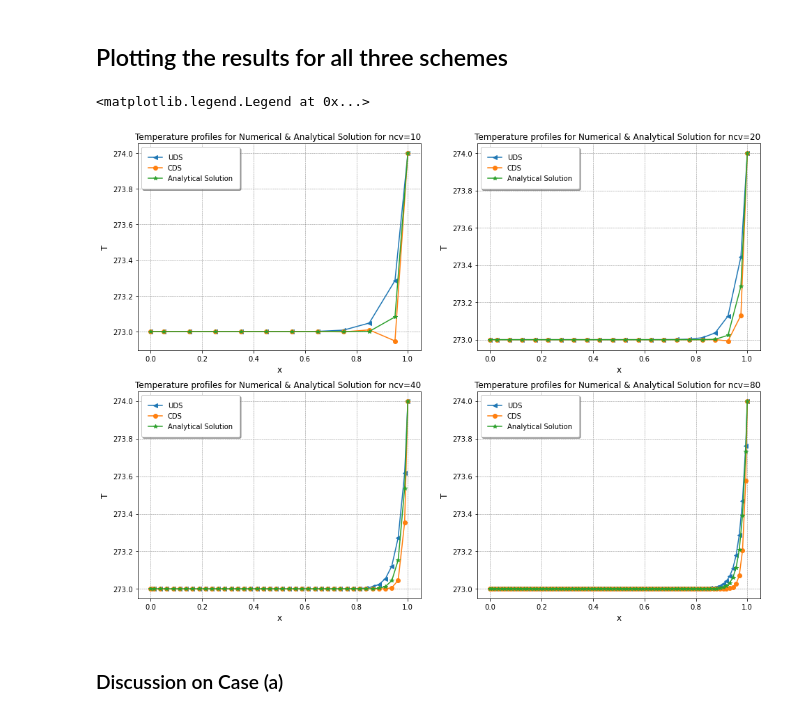
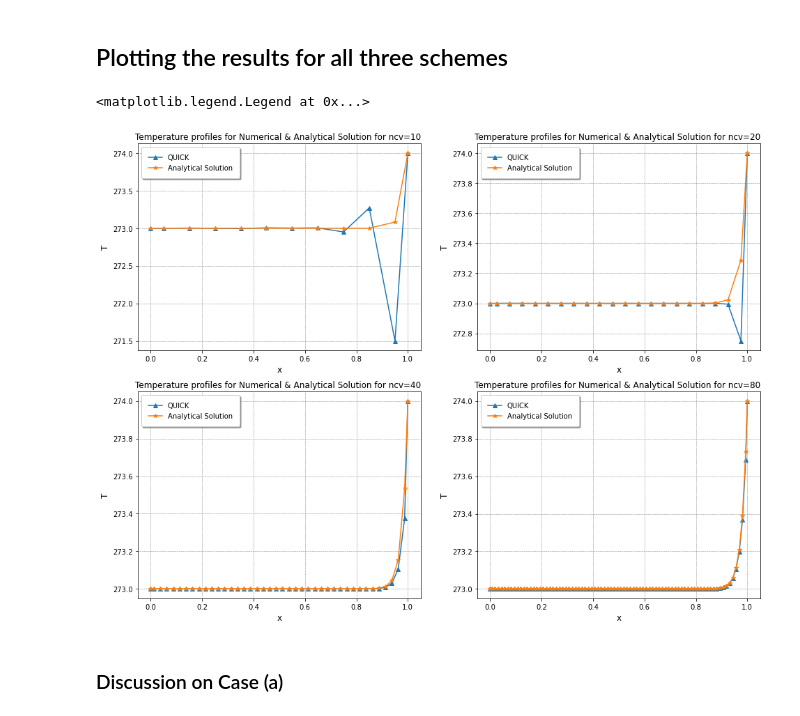
Before and after one commit to NafishaHaq/Assignment3, a Jupyter notebook: Problem1.ipynb, the cells around one changed output. Saved outputs shown, nothing was run; the diff lists cells and outputs as text; code cells hidden in the pictures.

Commit message:
Changed flux equations for CDS and inserted flux equations for QUICK

```diff
--- a/Problem1.ipynb
+++ b/Problem1.ipynb
@@ -456,6 +456,7 @@ class UpwindAdvectionModel:
                 self._alphae[i] = 1
             else:
                 self._alphae[i] = -1
+        self._alphae[ncv] = -1
 
         # Calculate the east integration point values (including both boundaries)
         self._phie = (1 + self._alphae)/2*self._phi[0:-1] + (1 - self._alphae)/2*self._phi[1:]
@@ -1207,7 +1201,7 @@ k = 0.02
 coeffs = ScalarCoeffs(grid.ncv)
 
 # Initial conditions
-T0 = 0 # ?????????????
+T0 = 0
 U0 = 1
 
 # Initialize field variable arrays
@@ -1217,7 +1211,6 @@ Uhe = U0*np.ones(grid.ncv+1)
 # Define boundary conditions
 west_bc = DirichletBc(T, grid, 273, BoundaryLocation.WEST)
 east_bc = DirichletBc(T, grid, 274, BoundaryLocation.EAST)
-#east_bc = NeumannBc(T, grid, 0, BoundaryLocation.EAST)
 
 # Apply boundary conditions
 west_bc.apply()
@@ -1225,13 +1218,13 @@ east_bc.apply()
 
 # Define the transient model
 Told = np.copy(T)
-transient = CentralDifferenceModel(grid, T, Uhe, rho, cp, west_bc, east_bc)
+transient = FirstOrderTransientModel(grid, T, Told, rho, cp, dt)
 
 # Define the diffusion model
 diffusion = DiffusionModel(grid, T, k, west_bc, east_bc)
 
 # Define the advection model
-advection = UpwindAdvectionModel(grid, T, Uhe, rho, cp, west_bc, east_bc)
+advection = CentralDifferenceModel(grid, T, Uhe, rho, cp, west_bc, east_bc)
 
 # Loop through all timesteps
 for tStep in range(nTime):
@@ -1304,7 +1311,7 @@ k = 0.02
 coeffs = ScalarCoeffs(grid.ncv)
 
 # Initial conditions
-T0 = 0 # ?????????????
+T0 = 0
 U0 = 1
 
 # Initialize field variable arrays
@@ -1314,7 +1321,6 @@ Uhe = U0*np.ones(grid.ncv+1)
 # Define boundary conditions
 west_bc = DirichletBc(T, grid, 273, BoundaryLocation.WEST)
 east_bc = DirichletBc(T, grid, 274, BoundaryLocation.EAST)
-#east_bc = NeumannBc(T, grid, 0, BoundaryLocation.EAST)
 
 # Apply boundary conditions
 west_bc.apply()
@@ -1322,13 +1328,13 @@ east_bc.apply()
 
 # Define the transient model
 Told = np.copy(T)
-transient = CentralDifferenceModel(grid, T, Uhe, rho, cp, west_bc, east_bc)
+transient = FirstOrderTransientModel(grid, T, Told, rho, cp, dt)
 
 # Define the diffusion model
 diffusion = DiffusionModel(grid, T, k, west_bc, east_bc)
 
 # Define the advection model
-advection = UpwindAdvectionModel(grid, T, Uhe, rho, cp, west_bc, east_bc)
+advection = CentralDifferenceModel(grid, T, Uhe, rho, cp, west_bc, east_bc)
 
 # Loop through all timesteps
 for tStep in range(nTime):
@@ -1401,7 +1421,7 @@ k = 0.02
 coeffs = ScalarCoeffs(grid.ncv)
 
 # Initial conditions
-T0 = 0 # ?????????????
+T0 = 0
 U0 = 1
 
 # Initialize field variable arrays
@@ -1419,13 +1439,13 @@ east_bc.apply()
 
 # Define the transient model
 Told = np.copy(T)
-transient = CentralDifferenceModel(grid, T, Uhe, rho, cp, west_bc, east_bc)
+transient = FirstOrderTransientModel(grid, T, Told, rho, cp, dt)
 
 # Define the diffusion model
 diffusion = DiffusionModel(grid, T, k, west_bc, east_bc)
 
 # Define the advection model
-advection = UpwindAdvectionModel(grid, T, Uhe, rho, cp, west_bc, east_bc)
+advection = CentralDifferenceModel(grid, T, Uhe, rho, cp, west_bc, east_bc)
 
 # Loop through all timesteps
 for tStep in range(nTime):
@@ -1491,52 +1928,52 @@ axes3 = fig.add_subplot(2,2,1)
 axes4 = fig.add_subplot(2,2,2)
 
 
-axes1.plot(xp_uds_40, T_uds_40 , marker = "<", label = "UDS")
-axes1.plot(xp_cds_40, T_cds_40 , marker = "o", label = "CDS")
-#axes1.plot(xp_quick_40, T_quick_40 , marker = "^", label = "QUICK")
+#axes1.plot(xp_uds_40, T_uds_40 , marker = "<", label = "UDS")
+#axes1.plot(xp_cds_40, T_cds_40 , marker = "o", label = "CDS")
+axes1.plot(xp_quick_40, T_quick_40 , marker = "^", label = "QUICK")
 axes1.plot(xp_uds_40, T_analytical_40 , marker = "*", label = "Analytical Solution")
 axes1.set_xlabel('x',fontsize = 12)
 axes1.set_ylabel('T',fontsize = 12)
 axes1.set_title('Temperature profiles for Numerical & Analytical Solution for ncv=40 ',fontsize = 12)
 axes1.grid(True)
 axes1.grid(color = 'grey', linestyle = '--', linewidth = 0.5)
 axes1.legend(fancybox=True, framealpha=1, shadow=True, borderpad=1)
 
-axes2.plot(xp_uds_80, T_uds_80 , marker = "<", label = "UDS")
-axes2.plot(xp_cds_80, T_cds_80 , marker = "o", label = "CDS")
-#axes2.plot(xp_quick_80, T_quick_80 , marker = "^", label = "QUICK")
+#axes2.plot(xp_uds_80, T_uds_80 , marker = "<", label = "UDS")
+#axes2.plot(xp_cds_80, T_cds_80 , marker = "o", label = "CDS")
+axes2.plot(xp_quick_80, T_quick_80 , marker = "^", label = "QUICK")
 axes2.plot(xp_uds_80, T_analytical_80 , marker = "*", label = "Analytical Solution")
 axes2.set_xlabel('x',fontsize = 12)
 axes2.set_ylabel('T',fontsize = 12)
 axes2.set_title('Temperature profiles for Numerical & Analytical Solution for ncv=80 ',fontsize = 12)
 axes2.grid(True)
 axes2.grid(color = 'grey', linestyle = '--', linewidth = 0.5)
 axes2.legend(fancybox=True, framealpha=1, shadow=True, borderpad=1)
 
-axes3.plot(xp_uds_10, T_uds_10 , marker = "<", label = "UDS")
-axes3.plot(xp_cds_10, T_cds_10 , marker = "o", label = "CDS")
-#axes3.plot(xp_quick_10, T_quick_10 , marker = "^", label = "QUICK")
+#axes3.plot(xp_uds_10, T_uds_10 , marker = "<", label = "UDS")
+#axes3.plot(xp_cds_10, T_cds_10 , marker = "o", label = "CDS")
+axes3.plot(xp_quick_10, T_quick_10 , marker = "^", label = "QUICK")
 axes3.plot(xp_uds_10, T_analytical_10 , marker = "*", label = "Analytical Solution")
 axes3.set_xlabel('x',fontsize = 12)
 axes3.set_ylabel('T',fontsize = 12)
 axes3.set_title('Temperature profiles for Numerical & Analytical Solution for ncv=10 ',fontsize = 12)
 axes3.grid(True)
 axes3.grid(color = 'grey', linestyle = '--', linewidth = 0.5)
 axes3.legend(fancybox=True, framealpha=1, shadow=True, borderpad=1)
 
-axes4.plot(xp_uds_20, T_uds_20 , marker = "<", label = "UDS")
-axes4.plot(xp_cds_20, T_cds_20 , marker = "o", label = "CDS")
-#axes4.plot(xp_quick_20, T_quick_20 , marker = "^", label = "QUICK")
+#axes4.plot(xp_uds_20, T_uds_20 , marker = "<", label = "UDS")
+#axes4.plot(xp_cds_20, T_cds_20 , marker = "o", label = "CDS")
+axes4.plot(xp_quick_20, T_quick_20 , marker = "^", label = "QUICK")
 axes4.plot(xp_uds_20, T_analytical_20 , marker = "*", label = "Analytical Solution")
 axes4.set_xlabel('x',fontsize = 12)
 axes4.set_ylabel('T',fontsize = 12)
 axes4.set_title('Temperature profiles for Numerical & Analytical Solution for ncv=20 ',fontsize = 12)
 axes4.grid(True)
 axes4.grid(color = 'grey', linestyle = '--', linewidth = 0.5)
 axes4.legend(fancybox=True, framealpha=1, shadow=True, borderpad=1)
 # %% [output]
 <matplotlib.legend.Legend at 0x...>
-[figure, old version]
+[figure, new version]
 # %% [markdown]
 ### Discussion on Case (a)
 # %% [markdown]
```
Also changed, not shown: parts of 15 cells of this notebook.
